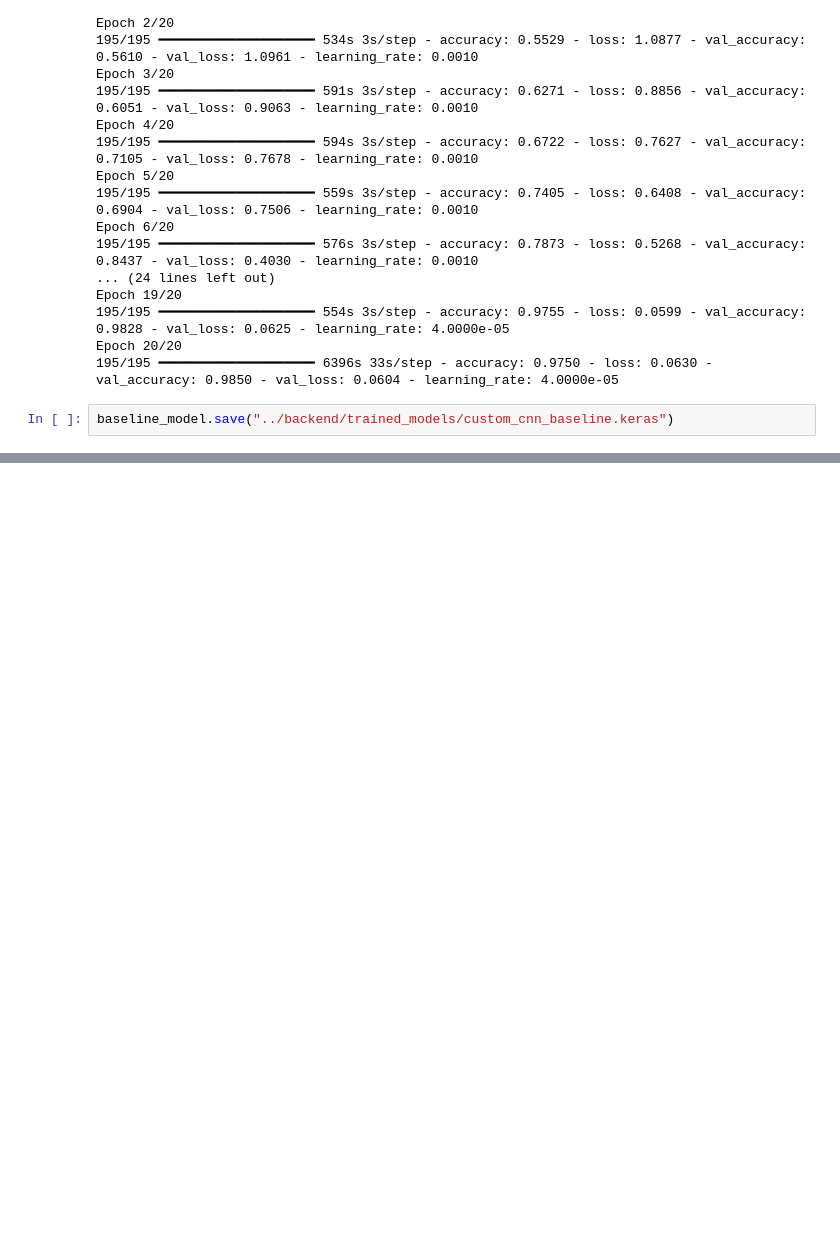
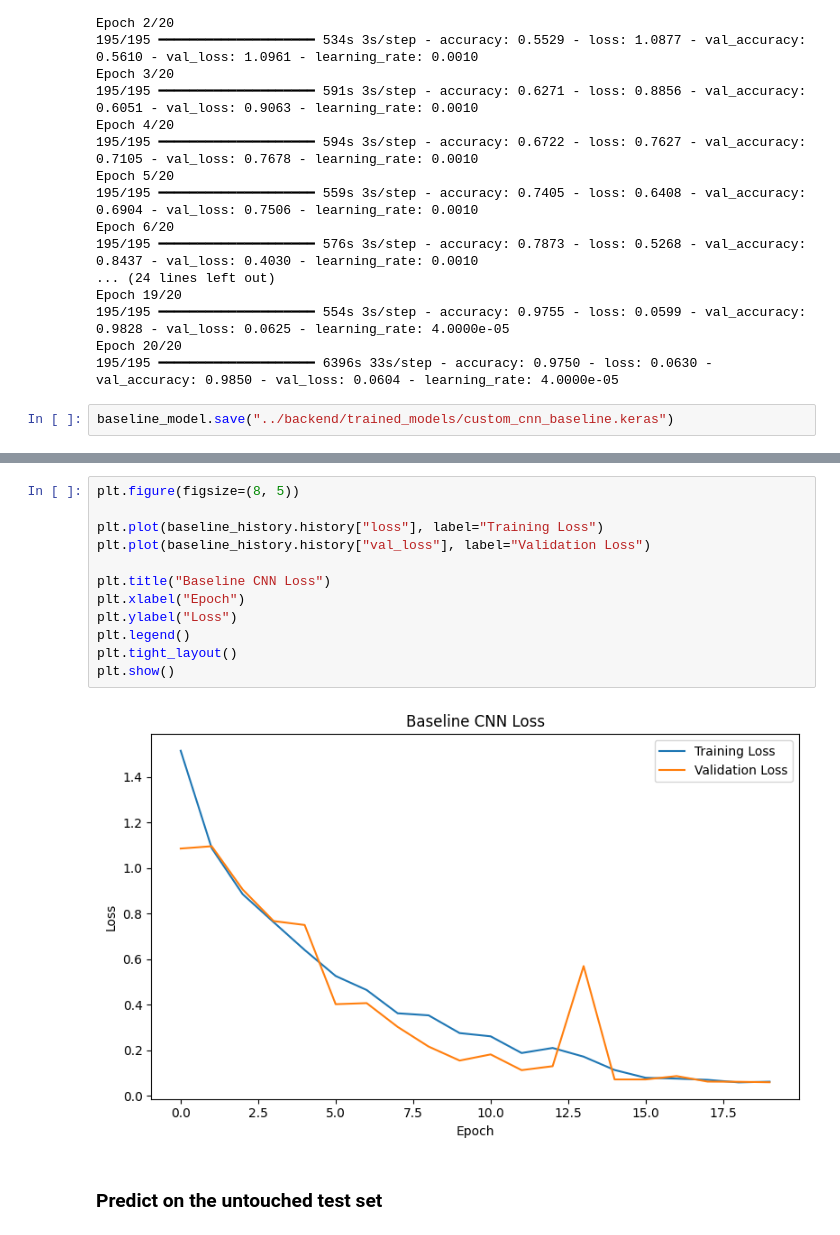
Before and after one commit to Abdullah-ahfj/ai-coconut-leaf-disease-recommender, a Jupyter notebook: notebooks/03_model_comparison.ipynb, the cells around one changed output, grey strips where cells are left out. Cells and saved outputs as stored; diff of their text form; blank space fills up the shorter version.

```diff
--- a/notebooks/03_model_comparison.ipynb
+++ b/notebooks/03_model_comparison.ipynb
@@ -235,0 +252,16 @@ baseline_model.save("../backend/trained_models/custom_cnn_baseline.keras")
+# %%
+plt.figure(figsize=(8, 5))
+
+plt.plot(baseline_history.history["loss"], label="Training Loss")
+plt.plot(baseline_history.history["val_loss"], label="Validation Loss")
+
+plt.title("Baseline CNN Loss")
+plt.xlabel("Epoch")
+plt.ylabel("Loss")
+plt.legend()
+plt.tight_layout()
+plt.show()
+# %% [output]
+[figure, added]
+# %% [markdown]
+### Predict on the untouched test set
```
Also changed, not shown: parts of 37 cells of this notebook, 3 other files.
